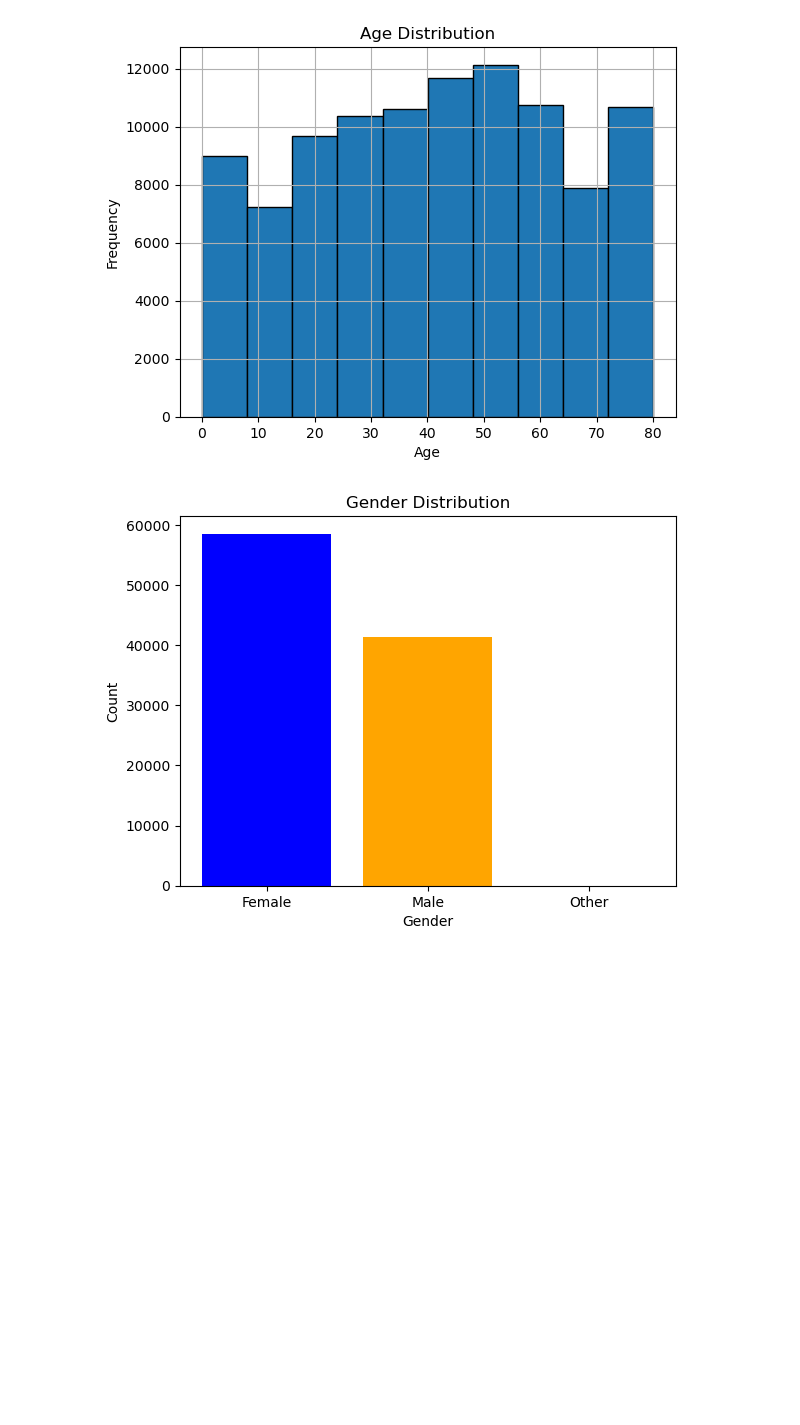
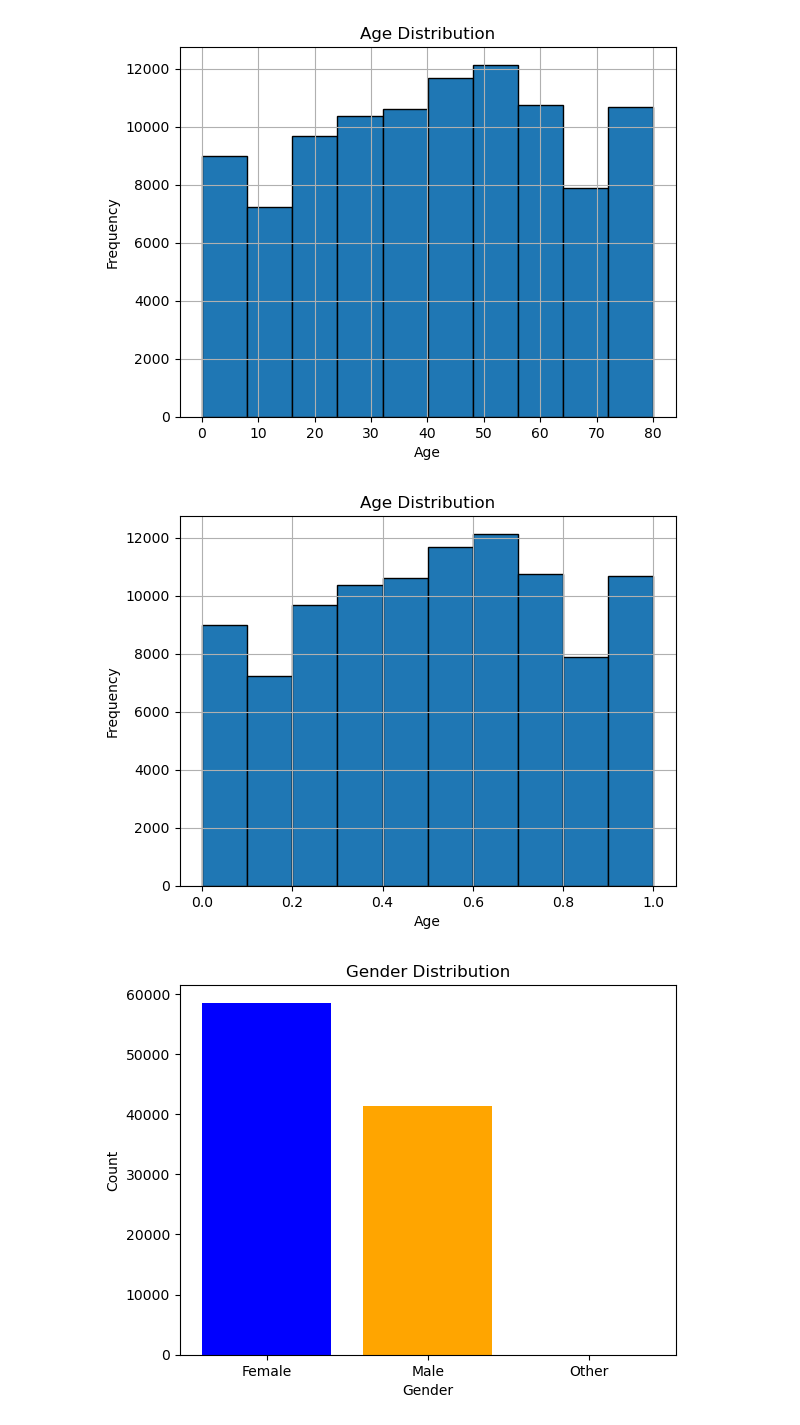
Before and after one commit to UmeshGayashan/ML_Project_Group, a Jupyter notebook: Diabetes_Risk_Prediction.ipynb, the cells around one changed output. Saved outputs shown, nothing was run; the diff lists cells and outputs as text; code cells hidden in the pictures; blank space fills up the shorter version.

```diff
--- a/Diabetes_Risk_Prediction.ipynb
+++ b/Diabetes_Risk_Prediction.ipynb
@@ -84,6 +87,16 @@ numerical_cols = ['age', 'bmi', 'HbA1c_level', 'blood_glucose_level']
 # Apply Min-Max scaling to the numerical columns
 scaler = MinMaxScaler()
 df[numerical_cols] = scaler.fit_transform(df[numerical_cols])
+# %%
+# Plotting histogram for 'age'
+plt.hist(df['age'], bins=10, edgecolor='black')
+plt.xlabel('Age')
+plt.ylabel('Frequency')
+plt.title('Age Distribution')
+plt.grid(True)
+plt.show()
+# %% [output]
+[figure, added]
 # %%
 # Extracting data for plotting
 genders = ['Female', 'Male', 'Other']
```
Also changed, not shown: parts of 11 cells of this notebook.
